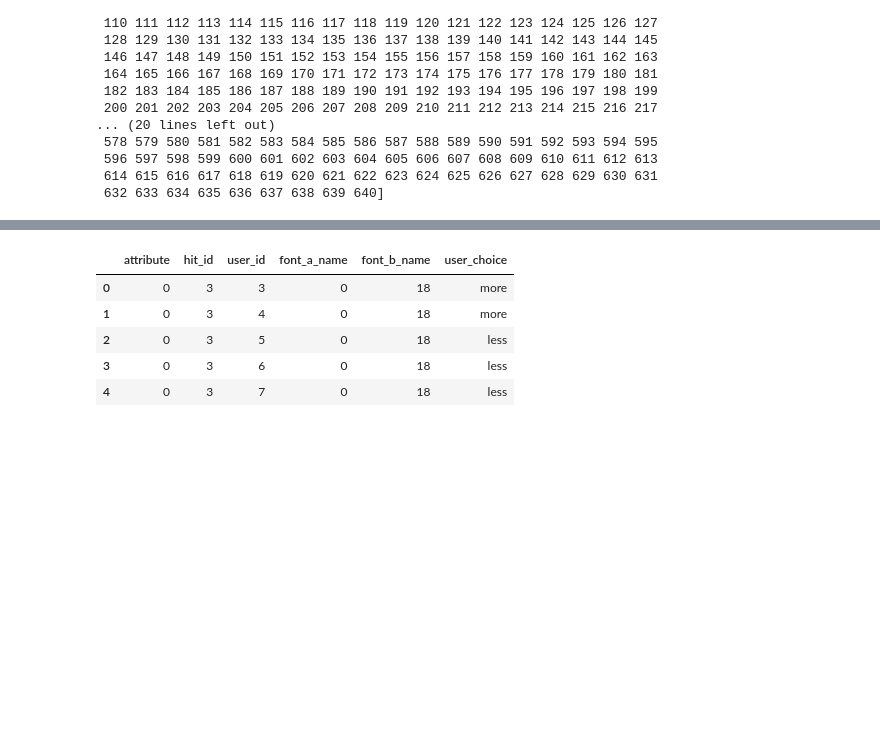
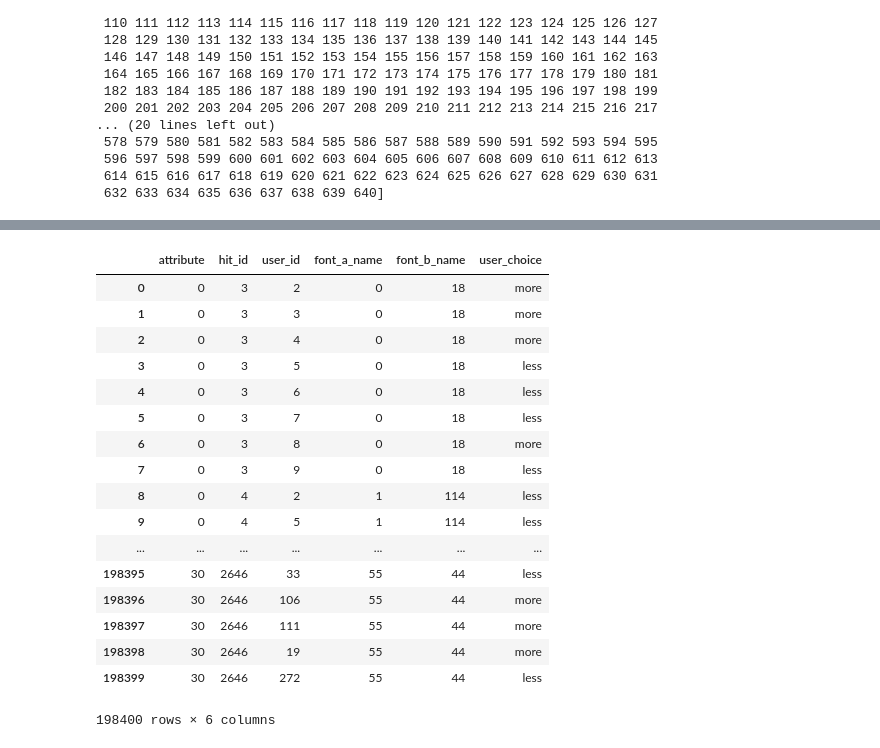
Before and after one commit to ahorjia/FontClassifier, a Jupyter notebook: Attributes/attribute/Process User Choices.ipynb, the cells around one changed output, grey strips where cells are left out. Drawn from its saved outputs; the diff is of its cells as text; code cells hidden in the pictures; blank space fills up the shorter version.

```diff
--- a/Attributes/attribute/Process User Choices.ipynb
+++ b/Attributes/attribute/Process User Choices.ipynb
@@ -3,6 +3,6 @@ import pandas as pd
 from pandas import DataFrame, Series
 import numpy as np
 # %%
-uc_df = pd.read_csv("./attributeData/userChoices.csv")
+uc_df = pd.read_csv("./attributeData/userChoices.csv", header=None)
 uc_df.columns = ['attribute', 'hit_id', 'user_id', 'font_a_name', 'font_b_name', 'user_choice']
 # %%
@@ -67,7 +74,8 @@ print(number_of_unique_users)
 # %%
 def get_unique_dict(unique_values):
-    tmp_dict = dict(enumerate(unique_values))
-    return dict((y,x) for x, y in tmp_dict.iteritems())
+    dict_id_to_name = dict(enumerate(unique_values))
+    dict_name_to_id = dict((y,x) for x, y in dict_id_to_name.iteritems())
+    return dict_id_to_name, dict_name_to_id
 # %%
-font_name_dict = get_unique_dict(unique_font_a_names)
-attribute_dict = get_unique_dict(unique_attributes)
+font_id_to_name_dict, font_name_to_id_dict  = get_unique_dict(unique_font_a_names)
+id_to_attribute_dict, attribute_to_id_dict = get_unique_dict(unique_attributes)
@@ -94,16 +162,28 @@ font_name_dict
 # %%
-df2 = uc_df.replace({'font_a_name' : font_name_dict})
-df2 = df2.replace({'font_b_name' : font_name_dict})
-df2 = df2.replace({'attribute' : attribute_dict})
+df2 = uc_df.replace({'font_a_name' : font_name_to_id_dict})
+df2 = df2.replace({'font_b_name' : font_name_to_id_dict})
+df2 = df2.replace({'attribute' : attribute_to_id_dict})
 # %%
-df2.head()
+df2
 # %% [output]
 |  | attribute | hit_id | user_id | font_a_name | font_b_name | user_choice |
-| 0 | 0 | 3 | 3 | 0 | 18 | more |
-| 1 | 0 | 3 | 4 | 0 | 18 | more |
-| 2 | 0 | 3 | 5 | 0 | 18 | less |
-| 3 | 0 | 3 | 6 | 0 | 18 | less |
-| 4 | 0 | 3 | 7 | 0 | 18 | less |
+| 0 | 0 | 3 | 2 | 0 | 18 | more |
+| 1 | 0 | 3 | 3 | 0 | 18 | more |
+| 2 | 0 | 3 | 4 | 0 | 18 | more |
+| 3 | 0 | 3 | 5 | 0 | 18 | less |
+| 4 | 0 | 3 | 6 | 0 | 18 | less |
+| 5 | 0 | 3 | 7 | 0 | 18 | less |
+| 6 | 0 | 3 | 8 | 0 | 18 | more |
+| 7 | 0 | 3 | 9 | 0 | 18 | less |
+| 8 | 0 | 4 | 2 | 1 | 114 | less |
+| 9 | 0 | 4 | 5 | 1 | 114 | less |
+| ... | ... | ... | ... | ... | ... | ... |
+| 198395 | 30 | 2646 | 33 | 55 | 44 | less |
+| 198396 | 30 | 2646 | 106 | 55 | 44 | more |
+| 198397 | 30 | 2646 | 111 | 55 | 44 | more |
+| 198398 | 30 | 2646 | 19 | 55 | 44 | more |
+| 198399 | 30 | 2646 | 272 | 55 | 44 | less |
+198400 rows × 6 columns
 # %%
 df3 = df2.loc[df2['attribute'] == 0]
 print(df3.shape)
```
Also changed, not shown: parts of 24 cells of this notebook.
